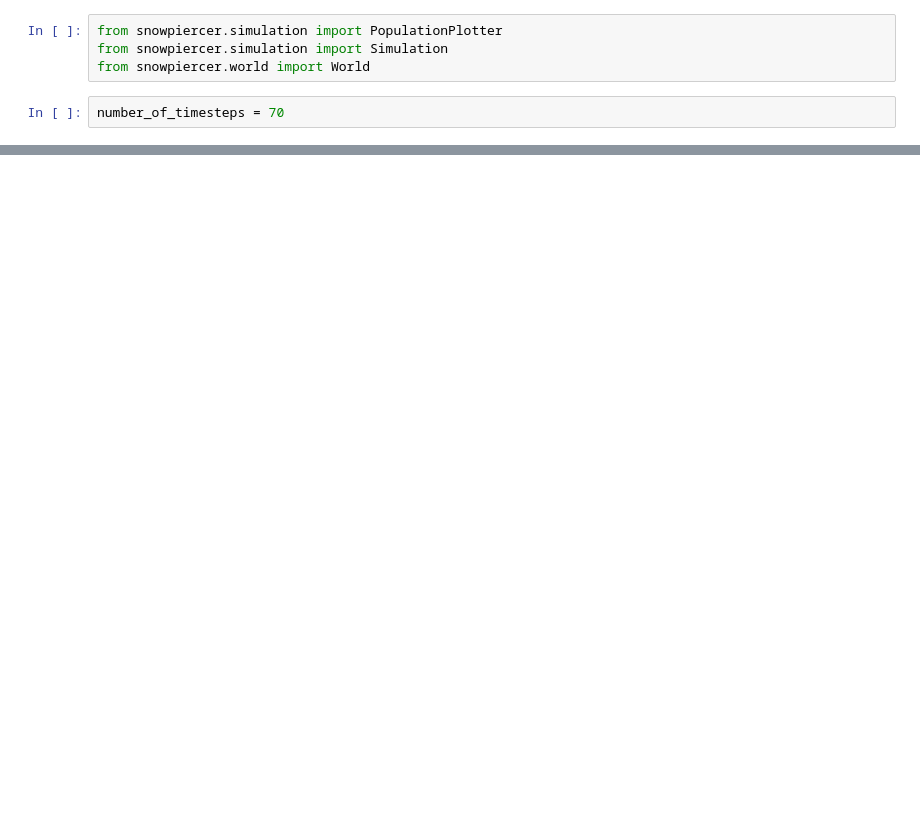
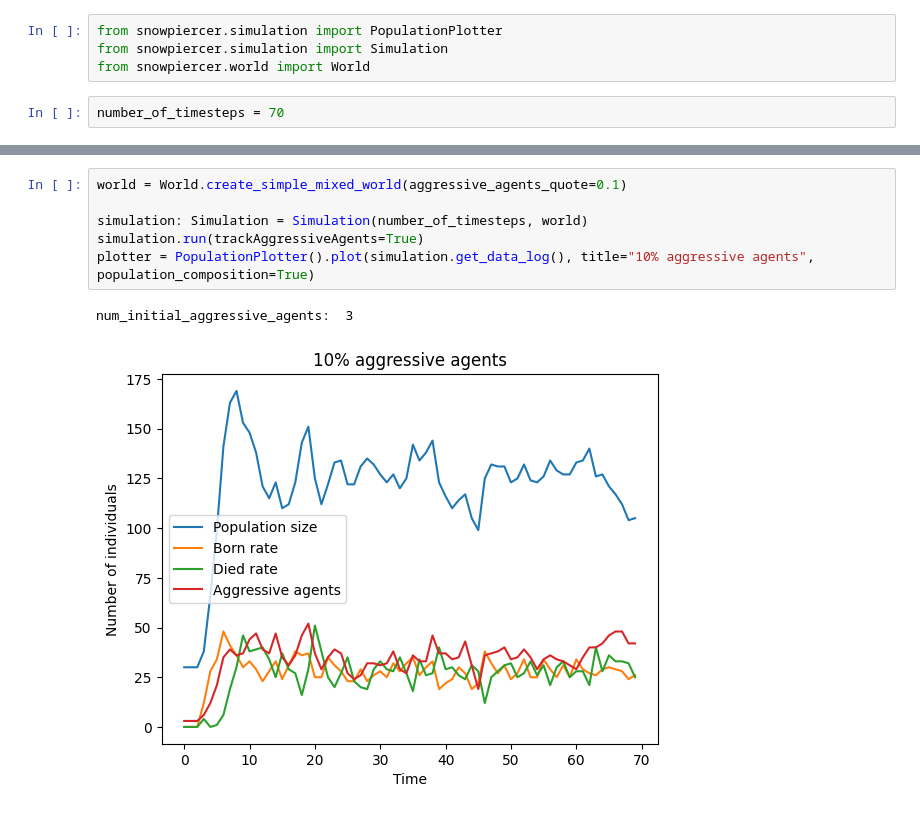
Before and after one commit to Radler77/leysin-modelling, a Jupyter notebook: demo.ipynb, the cells around one changed output, grey strips where cells are left out. Drawn from its saved outputs; the diff is of its cells as text; blank space fills up the shorter version.

```diff
--- a/demo.ipynb
+++ b/demo.ipynb
@@ -16,0 +23,9 @@ plotter = PopulationPlotter().plot(simulation.get_population_size_log())
+# %%
+world = World.create_simple_mixed_world(aggressive_agents_quote=0.1)
+
+simulation: Simulation = Simulation(number_of_timesteps, world)
+simulation.run(trackAggressiveAgents=True)
+plotter = PopulationPlotter().plot(simulation.get_data_log(), title="10% aggressive agents", population_composition=True)
+# %% [output]
+num_initial_aggressive_agents:  3
+[figure, added]
```
Also changed, not shown: parts of 4 cells of this notebook, 4 other files.
